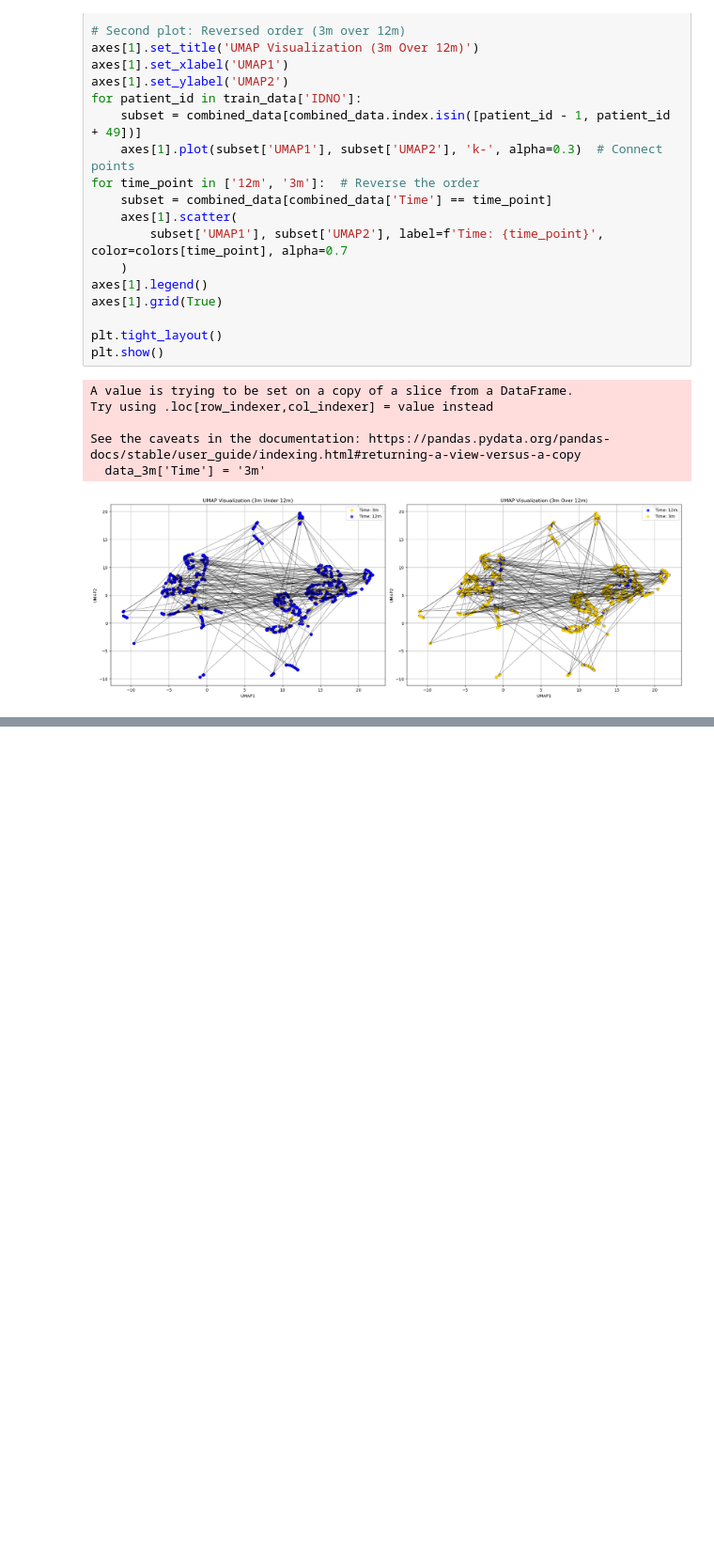
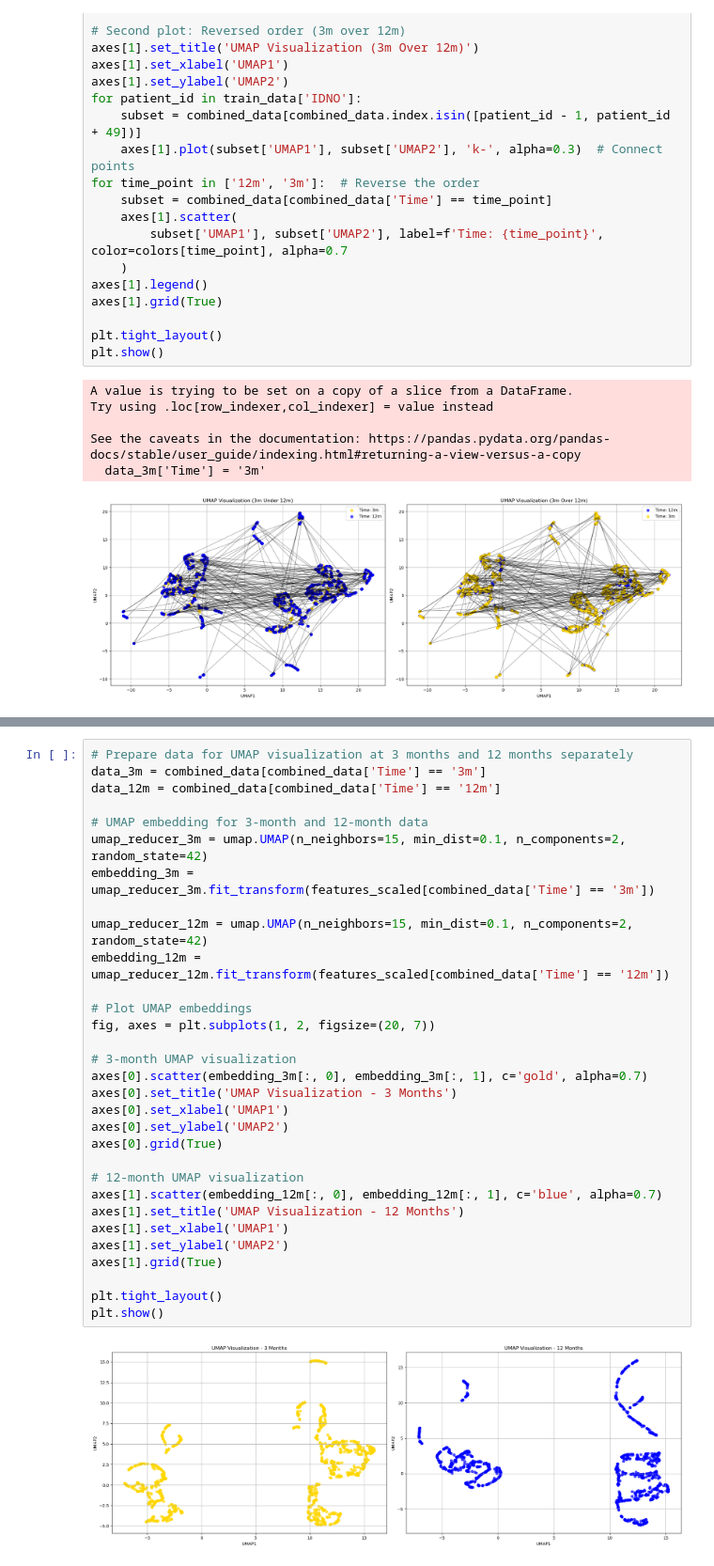
Before and after one commit to tomledeakin/avert_research, a Jupyter notebook: avert_analysis.ipynb, the cells around one changed output, grey strips where cells are left out. Shown at 94% size. Saved outputs shown, nothing was run; the diff lists cells and outputs as text; blank space fills up the shorter version.

```diff
--- a/avert_analysis.ipynb
+++ b/avert_analysis.ipynb
@@ -252,0 +287,33 @@ See the caveats in the documentation: https://pandas.pydata.org/pandas-docs/stab
+# %%
+# Prepare data for UMAP visualization at 3 months and 12 months separately
+data_3m = combined_data[combined_data['Time'] == '3m']
+data_12m = combined_data[combined_data['Time'] == '12m']
+
+# UMAP embedding for 3-month and 12-month data
+umap_reducer_3m = umap.UMAP(n_neighbors=15, min_dist=0.1, n_components=2, random_state=42)
+embedding_3m = umap_reducer_3m.fit_transform(features_scaled[combined_data['Time'] == '3m'])
+
+umap_reducer_12m = umap.UMAP(n_neighbors=15, min_dist=0.1, n_components=2, random_state=42)
+embedding_12m = umap_reducer_12m.fit_transform(features_scaled[combined_data['Time'] == '12m'])
+
+# Plot UMAP embeddings
+fig, axes = plt.subplots(1, 2, figsize=(20, 7))
+
+# 3-month UMAP visualization
+axes[0].scatter(embedding_3m[:, 0], embedding_3m[:, 1], c='gold', alpha=0.7)
+axes[0].set_title('UMAP Visualization - 3 Months')
+axes[0].set_xlabel('UMAP1')
+axes[0].set_ylabel('UMAP2')
+axes[0].grid(True)
+
+# 12-month UMAP visualization
+axes[1].scatter(embedding_12m[:, 0], embedding_12m[:, 1], c='blue', alpha=0.7)
+axes[1].set_title('UMAP Visualization - 12 Months')
+axes[1].set_xlabel('UMAP1')
+axes[1].set_ylabel('UMAP2')
+axes[1].grid(True)
+
+plt.tight_layout()
+plt.show()
+# %% [output]
+[figure, added]
```
Also changed, not shown: parts of 1 cell of this notebook.
